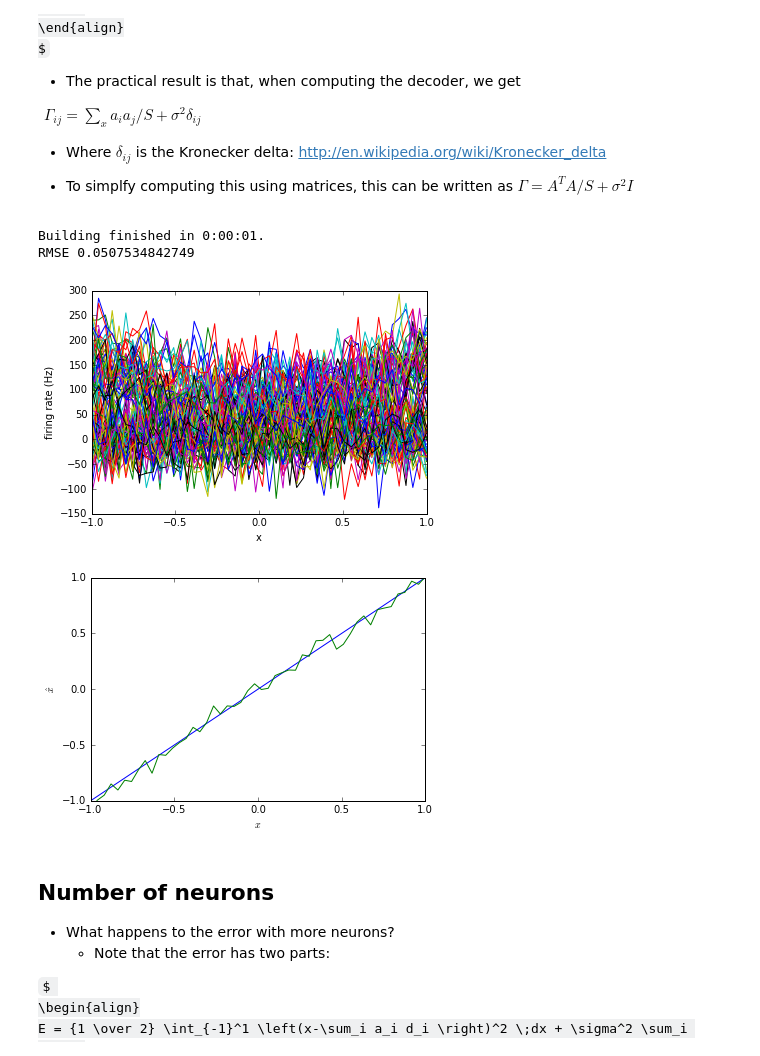
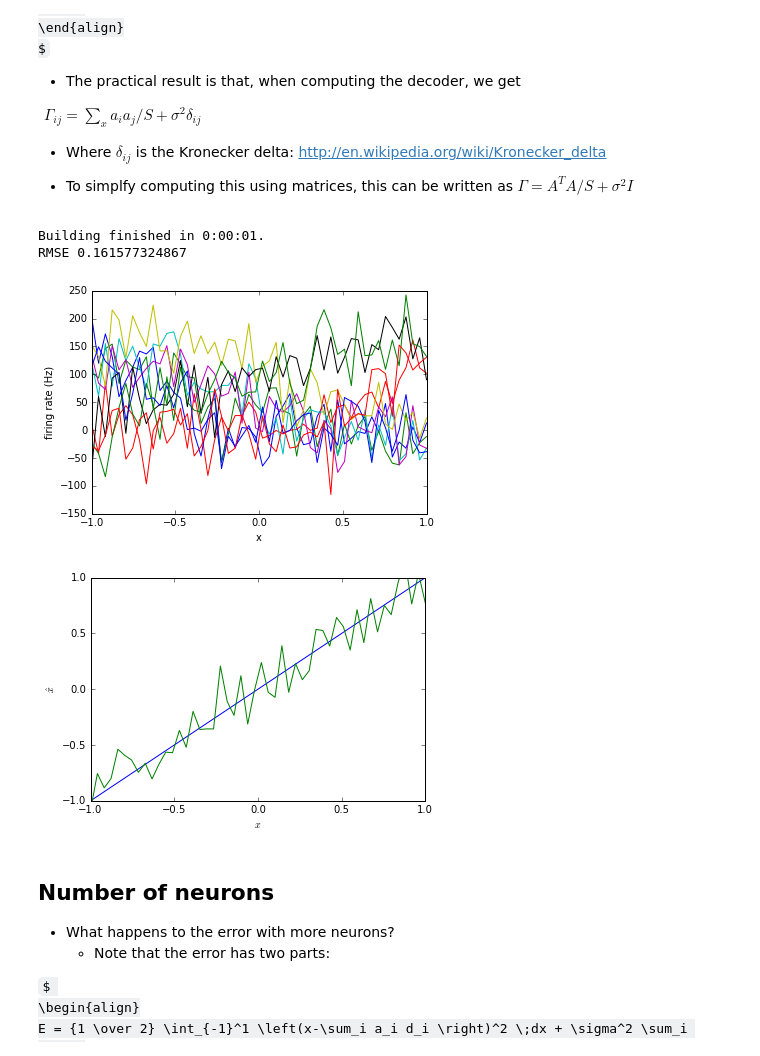
Before and after one commit to celiasmith/syde556, a Jupyter notebook: SYDE 556 Lecture 2 Representation.ipynb, the cells around one changed output. Cells and saved outputs as stored; diff of their text form; code cells hidden in the pictures; some formulas as TeX source.

```diff
--- a/SYDE 556 Lecture 2 Representation.ipynb
+++ b/SYDE 556 Lecture 2 Representation.ipynb
@@ -412,7 +412,7 @@ import nengo
 from nengo.utils.ensemble import tuning_curves
 from nengo.dists import Uniform
 
-N = 40
+N = 10
 
 model = nengo.Network(label='Neurons')
 with model:
@@ -553,7 +553,7 @@ import nengo
 from nengo.utils.ensemble import tuning_curves
 from nengo.dists import Uniform
 
-N = 100
+N = 10
 
 model = nengo.Network(label='Neurons')
 with model:
@@ -563,36 +563,36 @@ with model:
                                         #neurons between 100-200hz over -1,1
 
     connection = nengo.Connection(neurons, neurons, #This is just to generate the decoders
                                   solver=nengo.solvers.LstsqNoise(noise=0.2)) #Add noise ###NEW
 
 sim = nengo.Simulator(model)
 
 d = sim.data[connection].weights.T
 
 x, A = tuning_curves(neurons, sim)
 
 A_noisy = A + numpy.random.normal(scale=0.2*numpy.max(A), size=A.shape)
 
 xhat = numpy.dot(A_noisy, d)
 
 pyplot.plot(x, A_noisy)
 xlabel('x')
 ylabel('firing rate (Hz)')
 
 figure()
 plot(x, x)
 plot(x, xhat)
 xlabel('$x$')
 ylabel('$\hat{x}$')
 ylim(-1, 1)
 xlim(-1, 1)
 
 print 'RMSE', np.sqrt(np.average((x-xhat)**2))
 # %% [output]
 Building finished in 0:00:01.
-RMSE 0.0507534842749
+RMSE 0.161577324867
-[figure, old version]
+[figure, new version]
-[figure, old version]
+[figure, new version]
 # %% [markdown]
 ## Number of neurons
 
```
Also changed, not shown: parts of 4 cells of this notebook, 6 other files.
